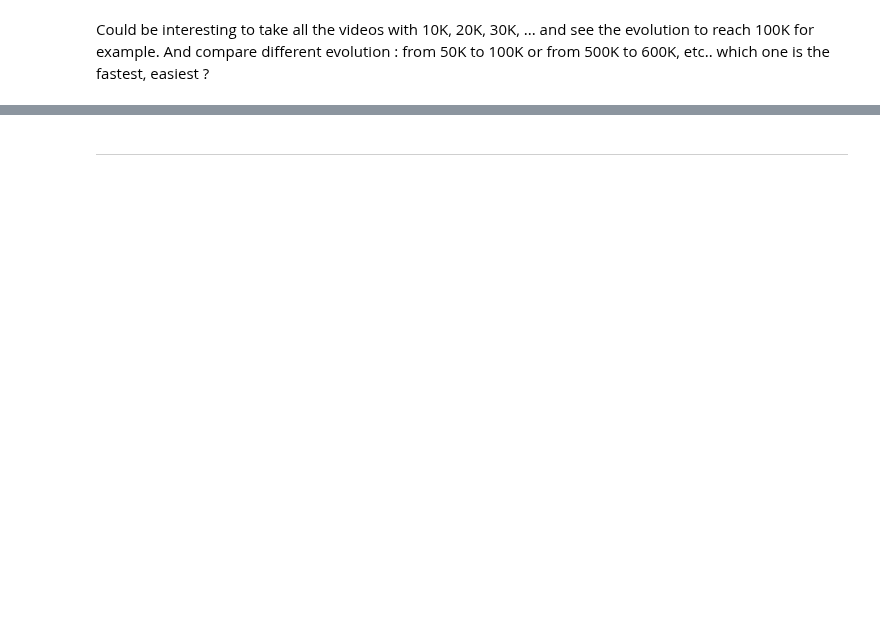
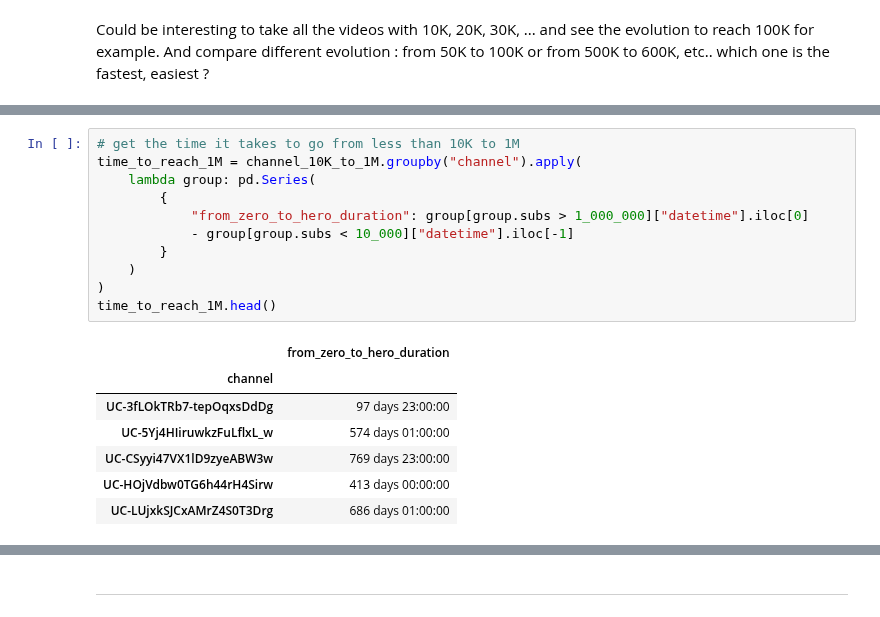
Before and after one commit to epfl-ada/ada-2022-project-adaptation, a Jupyter notebook: impl.ipynb, the cells around one changed output, grey strips where cells are left out. Saved outputs shown, nothing was run; the diff lists cells and outputs as text; blank space fills up the shorter version.

```diff
--- a/impl.ipynb
+++ b/impl.ipynb
@@ -60,0 +92,19 @@ Good new, we have a lot of data to analyze!
+# %%
+# get the time it takes to go from less than 10K to 1M
+time_to_reach_1M = channel_10K_to_1M.groupby("channel").apply(
+    lambda group: pd.Series(
+        {
+            "from_zero_to_hero_duration": group[group.subs > 1_000_000]["datetime"].iloc[0]
+            - group[group.subs < 10_000]["datetime"].iloc[-1]
+        }
+    )
+)
+time_to_reach_1M.head()
+# %% [output]
+|  | from_zero_to_hero_duration |
+| channel |  |
+| UC-3fLOkTRb7-tepOqxsDdDg | 97 days 23:00:00 |
+| UC-5Yj4HIiruwkzFuLflxL_w | 574 days 01:00:00 |
+| UC-CSyyi47VX1lD9zyeABW3w | 769 days 23:00:00 |
+| UC-HOjVdbw0TG6h44rH4Sirw | 413 days 00:00:00 |
+| UC-LUjxkSJCxAMrZ4S0T3Drg | 686 days 01:00:00 |
```
Also changed, not shown: parts of 23 cells of this notebook, 1 other file.
